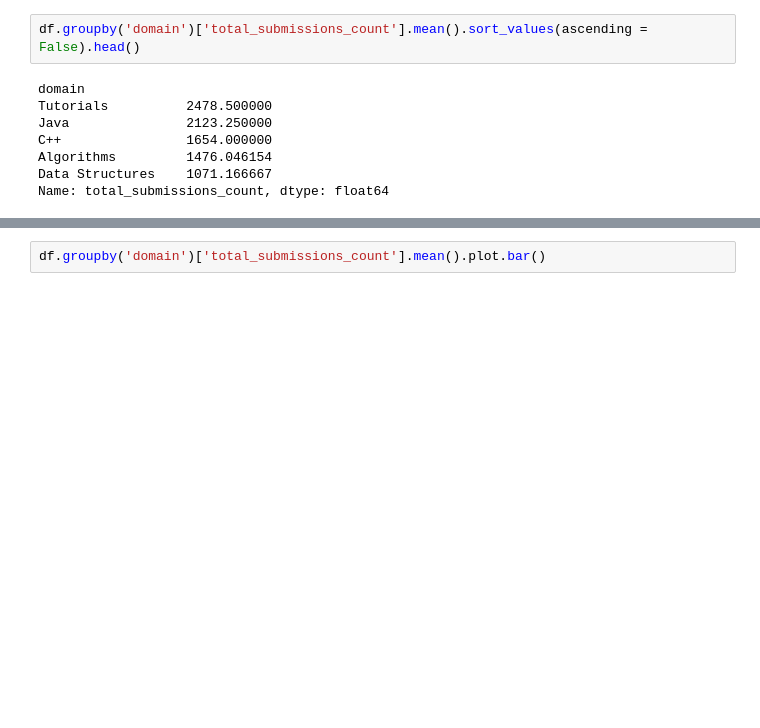
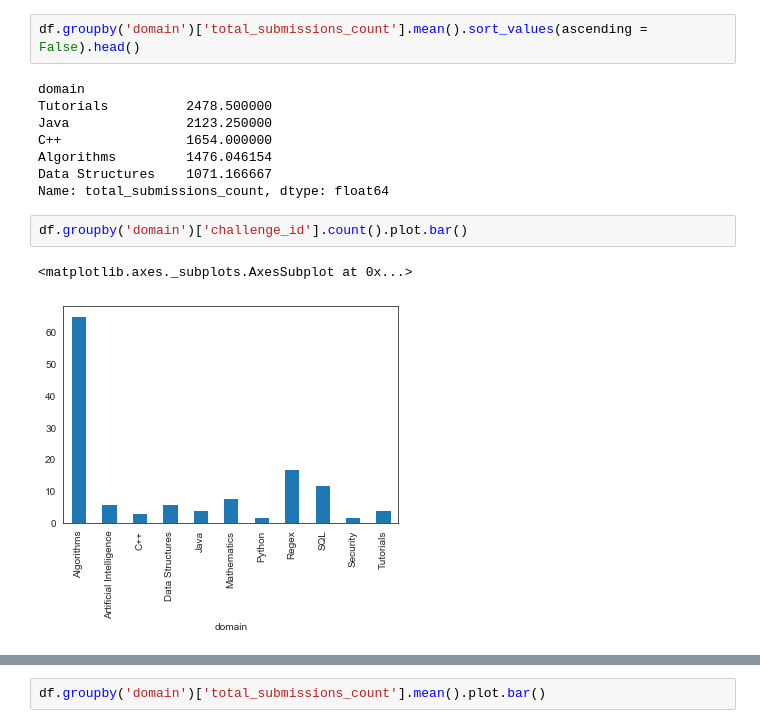
Before and after one commit to pratikjaiswal1998/challenge_recommendation_ml, a Jupyter notebook: Recommendation.ipynb, the cells around one changed output, grey strips where cells are left out. Drawn from its saved outputs; the diff is of its cells as text; blank space fills up the shorter version.

```diff
--- a/Recommendation.ipynb
+++ b/Recommendation.ipynb
@@ -320,3 +323,8 @@ C++                1654.000000
 Algorithms         1476.046154
 Data Structures    1071.166667
 Name: total_submissions_count, dtype: float64
+# %%
+df.groupby('domain')['challenge_id'].count().plot.bar()
+# %% [output]
+<matplotlib.axes._subplots.AxesSubplot at 0x...>
+[figure, added]
```
Also changed, not shown: parts of 21 cells of this notebook, 1 other file.
